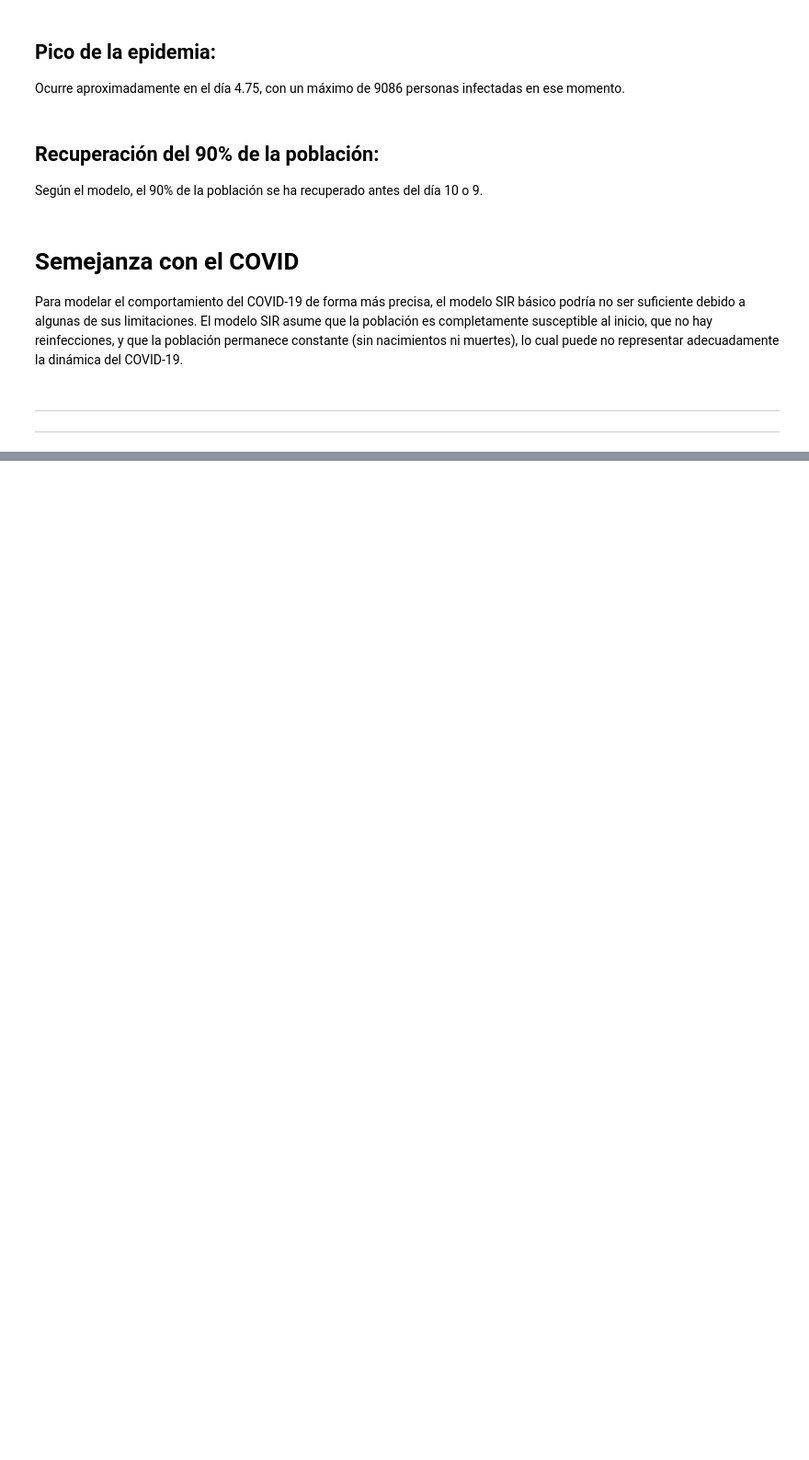
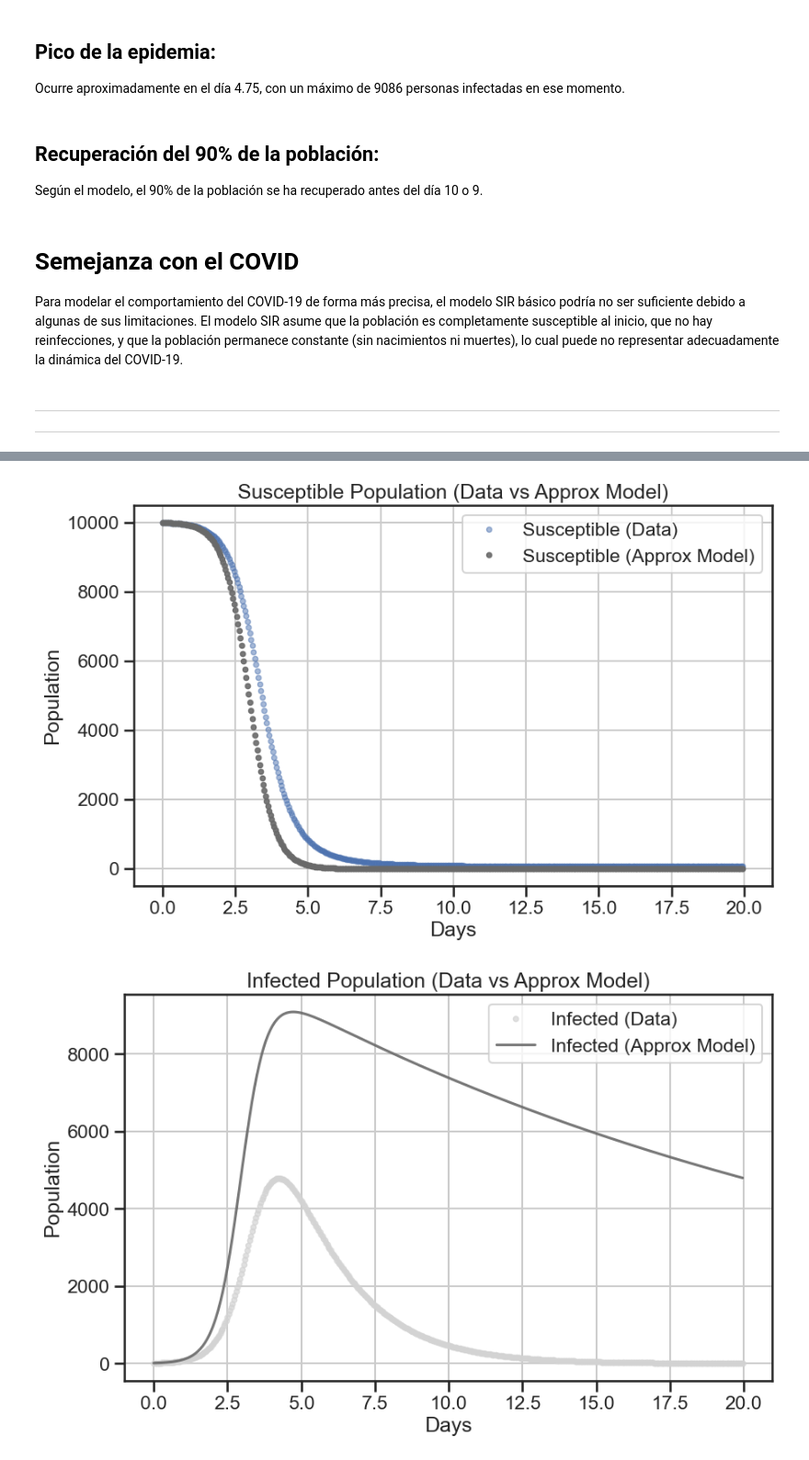
Before and after one commit to JsebastianUVPRQ/classical_trajectory, a Jupyter notebook: Intro_modeling_math/tll/penaloza_juan.ipynb, the cells around one changed output, grey strips where cells are left out. Shown at 92% size. Drawn from its saved outputs; the diff is of its cells as text; code cells hidden in the pictures; blank space fills up the shorter version.

```diff
--- a/Intro_modeling_math/tll/penaloza_juan.ipynb
+++ b/Intro_modeling_math/tll/penaloza_juan.ipynb
@@ -326,0 +343,36 @@ Estimación de γ: 0.0656
+# %%
+# Primera gráfica: Susceptible (datos y modelo)
+plt.figure(figsize=(10, 6))
+plt.plot(datosRecuperados['t_days'], datosRecuperados['S'], '.', label='Susceptible (Data)', alpha=0.5)  # Suceptible según datos
+plt.plot(solution_approx.t, S_approx, '.', label='Susceptible (Approx Model)', alpha=0.9, color='#696969')  # Suceptible según modelo
+plt.xlabel('Days')
+plt.ylabel('Population')
+plt.title('Susceptible Population (Data vs Approx Model)')
+plt.legend()
+plt.grid()
+plt.show()
+
+# Segunda gráfica: Infected (datos y modelo)
+plt.figure(figsize=(10, 6))
+plt.plot(datosRecuperados['t_days'], datosRecuperados['I'], '.', label='Infected (Data)', alpha=0.7, color='#D3D3D3')  # Infectados según datos
+plt.plot(solution_approx.t, I_approx, '-', label='Infected (Approx Model)', alpha=0.9, color='#696969')  # Infectados según modelo
+plt.xlabel('Days')
+plt.ylabel('Population')
+plt.title('Infected Population (Data vs Approx Model)')
+plt.legend()
+plt.grid()
+plt.show()
+
+# Tercera gráfica: Recovered (datos y modelo)
+plt.figure(figsize=(10, 6))
+plt.plot(datosRecuperados['t_days'], datosRecuperados['R'], '.', label='Recovered (Data)', alpha=0.5, color='#D3D3D3')  # Recuperados según datos
+plt.plot(solution_approx.t, R_approx, '-', label='Recovered (Approx Model)', alpha=0.9, color='#696969')  # Recuperados según modelo
+plt.xlabel('Days')
+plt.ylabel('Population')
+plt.title('Recovered Population (Data vs Approx Model)')
+plt.legend()
+plt.grid()
+plt.show()
+# %% [output]
+[figure, added]
+[figure, added]
```
Also changed, not shown: parts of 8 cells of this notebook.
